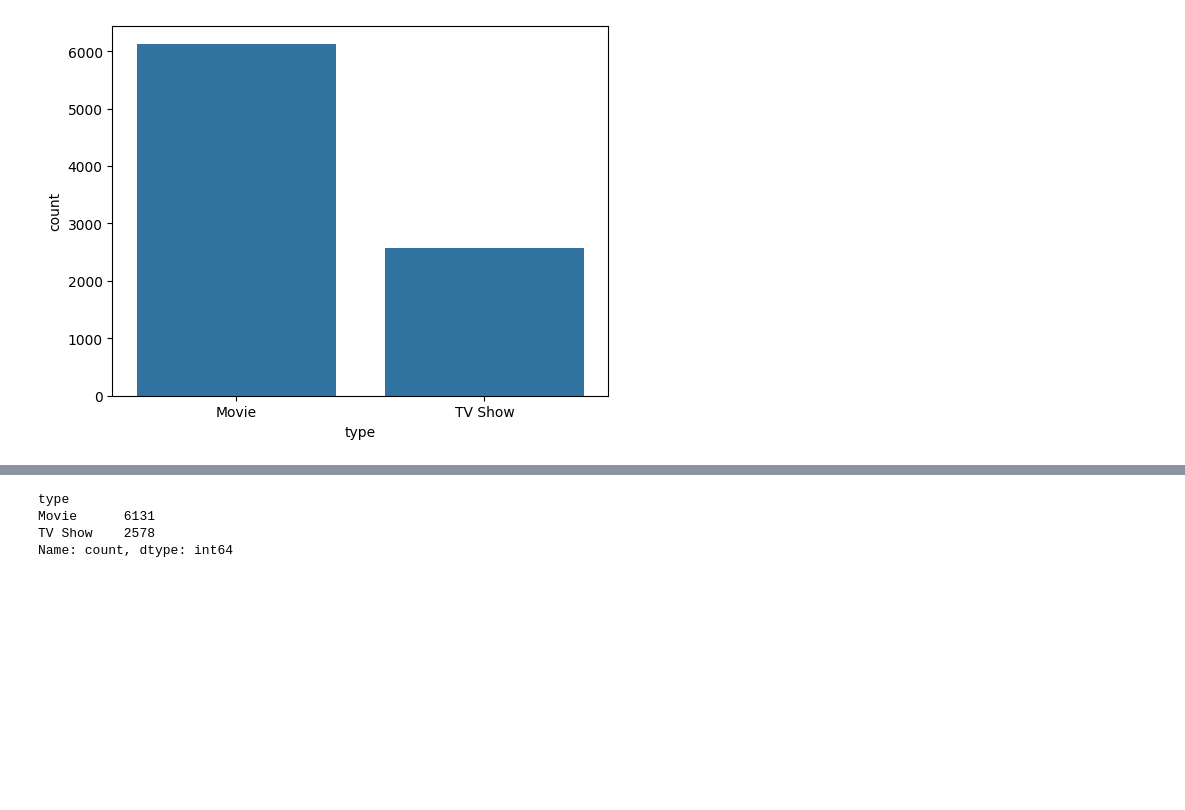
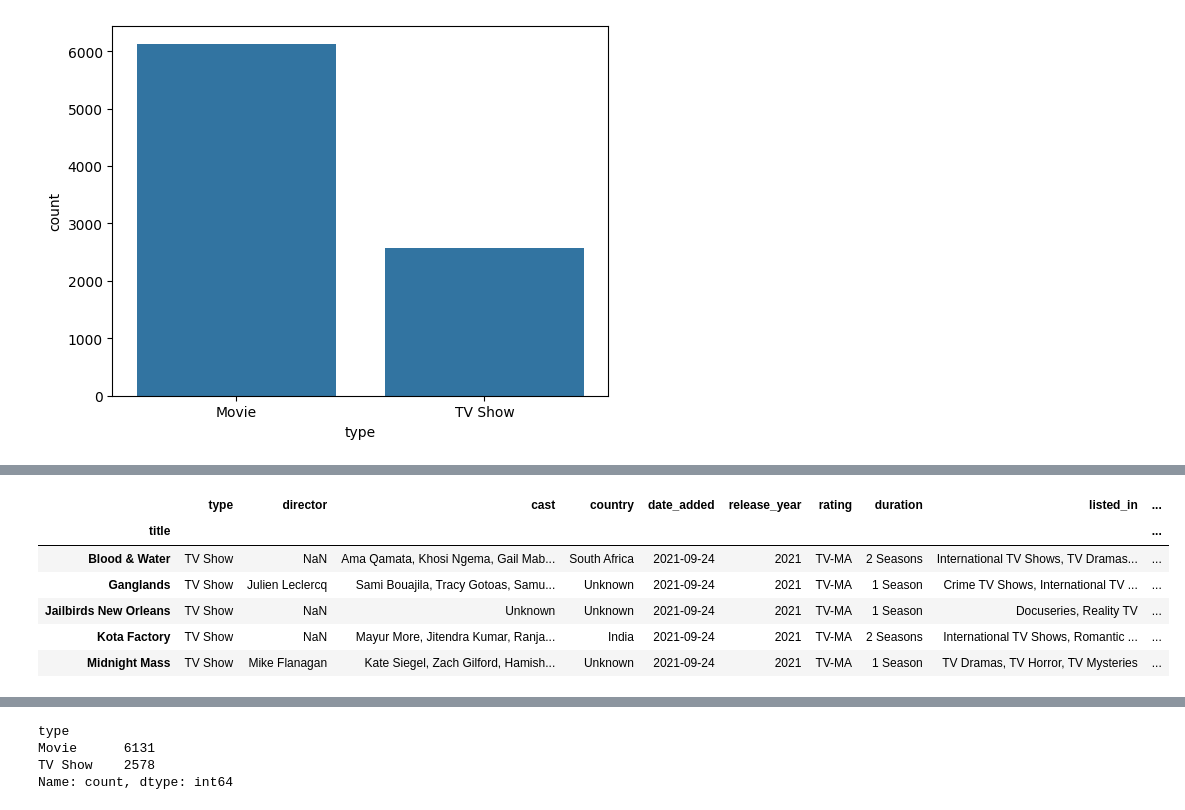
Before and after one commit to mendozaasiel1895/netflix-data-analysis, a Jupyter notebook: notebooks/netflix_anaylsis.ipynb, the cells around one changed output, grey strips where cells are left out. Drawn from its saved outputs; the diff is of its cells as text; code cells hidden in the pictures; blank space fills up the shorter version.

```diff
--- a/notebooks/netflix_anaylsis.ipynb
+++ b/notebooks/netflix_anaylsis.ipynb
@@ -61 +64,13 @@ df.head()
 | s5 | TV Show | Kota Factory | NaN | Mayur More, Jitendra Kumar, Ranja... | India | 2021-09-24 | 2021 | TV-MA | 2 Seasons | International TV Shows, Romantic ... | ... |
+# %%
+# Preview of TV Shows(title as index)
+df_tv = df[df['type'] == 'TV Show'].set_index("title")
+df_tv.head()
+# %% [output]
+|  | type | director | cast | country | date_added | release_year | rating | duration | listed_in | ... |
+| title |  |  |  |  |  |  |  |  |  | ... |
+| Blood & Water | TV Show | NaN | Ama Qamata, Khosi Ngema, Gail Mab... | South Africa | 2021-09-24 | 2021 | TV-MA | 2 Seasons | International TV Shows, TV Dramas... | ... |
+| Ganglands | TV Show | Julien Leclercq | Sami Bouajila, Tracy Gotoas, Samu... | Unknown | 2021-09-24 | 2021 | TV-MA | 1 Season | Crime TV Shows, International TV ... | ... |
+| Jailbirds New Orleans | TV Show | NaN | Unknown | Unknown | 2021-09-24 | 2021 | TV-MA | 1 Season | Docuseries, Reality TV | ... |
+| Kota Factory | TV Show | NaN | Mayur More, Jitendra Kumar, Ranja... | India | 2021-09-24 | 2021 | TV-MA | 2 Seasons | International TV Shows, Romantic ... | ... |
+| Midnight Mass | TV Show | Mike Flanagan | Kate Siegel, Zach Gilford, Hamish... | Unknown | 2021-09-24 | 2021 | TV-MA | 1 Season | TV Dramas, TV Horror, TV Mysteries | ... |
```
Also changed, not shown: parts of 6 cells of this notebook, 1 other file.
